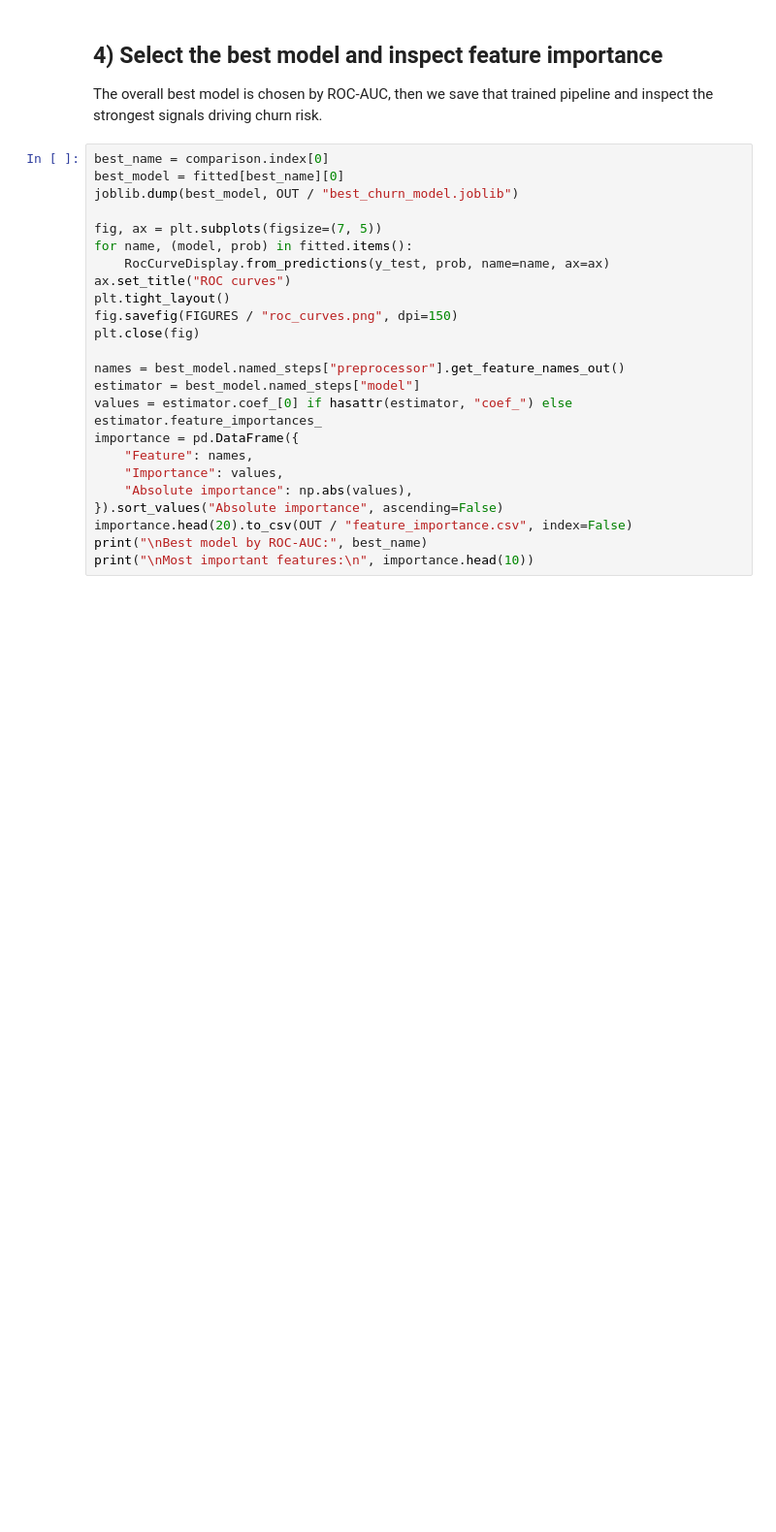
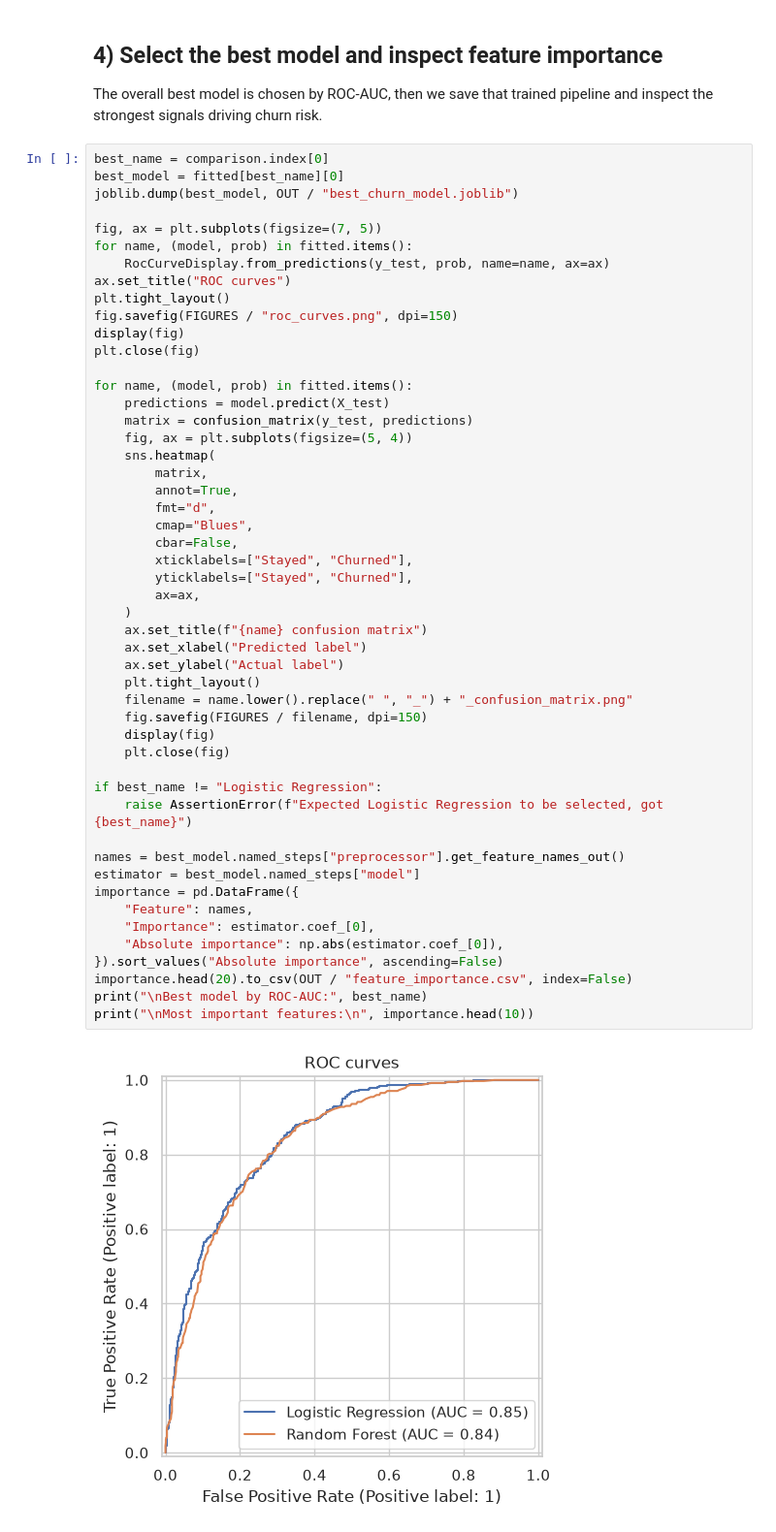
Before and after one commit to javariaqadeer94/customer-churn-prediction, a Jupyter notebook: notebooks/churn_model.ipynb, the cells around one changed output. Shown at 97% size. Drawn from its saved outputs; the diff is of its cells as text; blank space fills up the shorter version.

```diff
--- a/notebooks/churn_model.ipynb
+++ b/notebooks/churn_model.ipynb
@@ -241,25 +299,52 @@ The overall best model is chosen by ROC-AUC, then we save that trained pipeline
 # %%
 best_name = comparison.index[0]
 best_model = fitted[best_name][0]
 joblib.dump(best_model, OUT / "best_churn_model.joblib")
 
 fig, ax = plt.subplots(figsize=(7, 5))
 for name, (model, prob) in fitted.items():
     RocCurveDisplay.from_predictions(y_test, prob, name=name, ax=ax)
 ax.set_title("ROC curves")
 plt.tight_layout()
 fig.savefig(FIGURES / "roc_curves.png", dpi=150)
+display(fig)
 plt.close(fig)
+
+for name, (model, prob) in fitted.items():
+    predictions = model.predict(X_test)
+    matrix = confusion_matrix(y_test, predictions)
+    fig, ax = plt.subplots(figsize=(5, 4))
+    sns.heatmap(
+        matrix,
+        annot=True,
+        fmt="d",
+        cmap="Blues",
+        cbar=False,
+        xticklabels=["Stayed", "Churned"],
+        yticklabels=["Stayed", "Churned"],
+        ax=ax,
+    )
+    ax.set_title(f"{name} confusion matrix")
+    ax.set_xlabel("Predicted label")
+    ax.set_ylabel("Actual label")
+    plt.tight_layout()
+    filename = name.lower().replace(" ", "_") + "_confusion_matrix.png"
+    fig.savefig(FIGURES / filename, dpi=150)
+    display(fig)
+    plt.close(fig)
+
+if best_name != "Logistic Regression":
+    raise AssertionError(f"Expected Logistic Regression to be selected, got {best_name}")
 
 names = best_model.named_steps["preprocessor"].get_feature_names_out()
 estimator = best_model.named_steps["model"]
-values = estimator.coef_[0] if hasattr(estimator, "coef_") else estimator.feature_importances_
 importance = pd.DataFrame({
     "Feature": names,
-    "Importance": values,
-    "Absolute importance": np.abs(values),
+    "Importance": estimator.coef_[0],
+    "Absolute importance": np.abs(estimator.coef_[0]),
 }).sort_values("Absolute importance", ascending=False)
 importance.head(20).to_csv(OUT / "feature_importance.csv", index=False)
 print("\nBest model by ROC-AUC:", best_name)
 print("\nMost important features:\n", importance.head(10))
 # %% [output]
+[figure, added]
```
Also changed, not shown: parts of 7 cells of this notebook, 12 other files.
